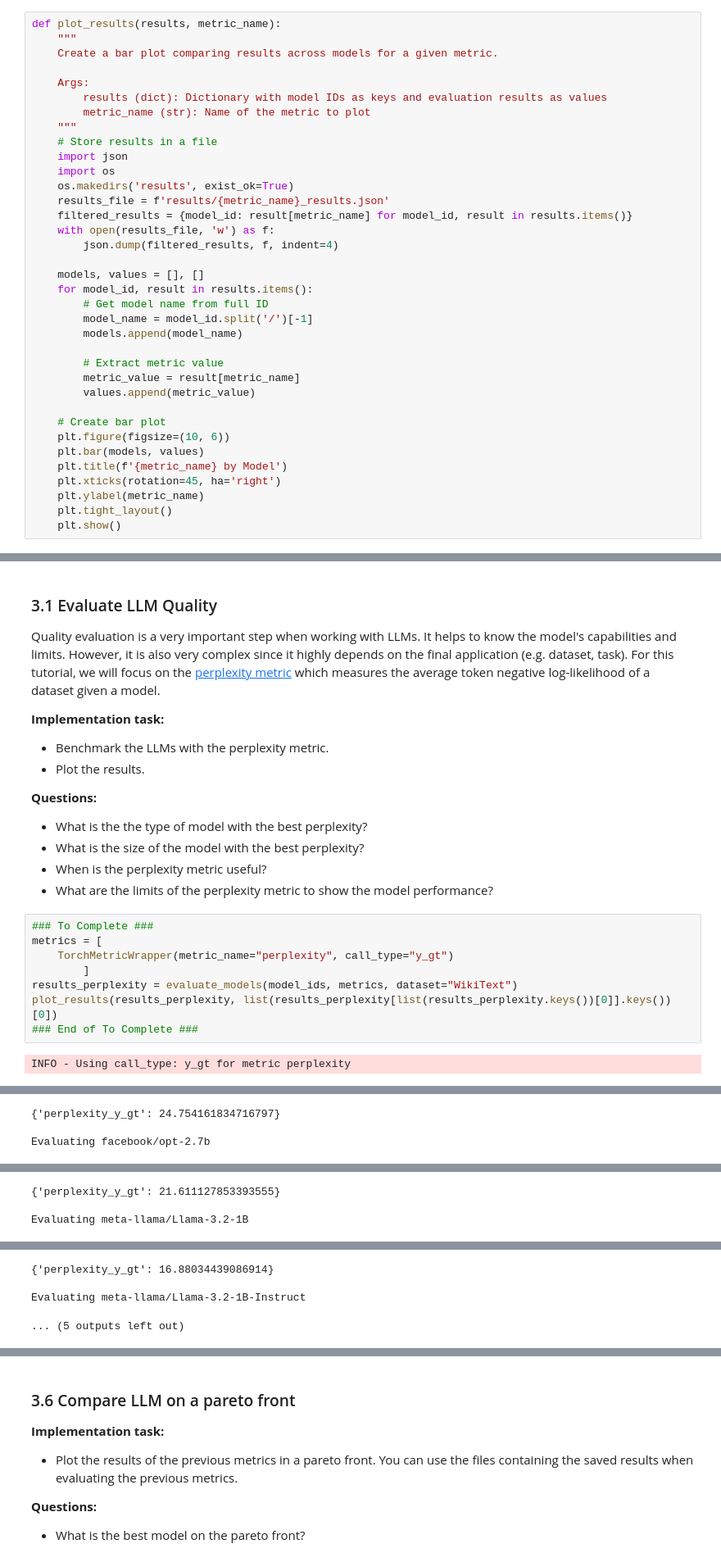
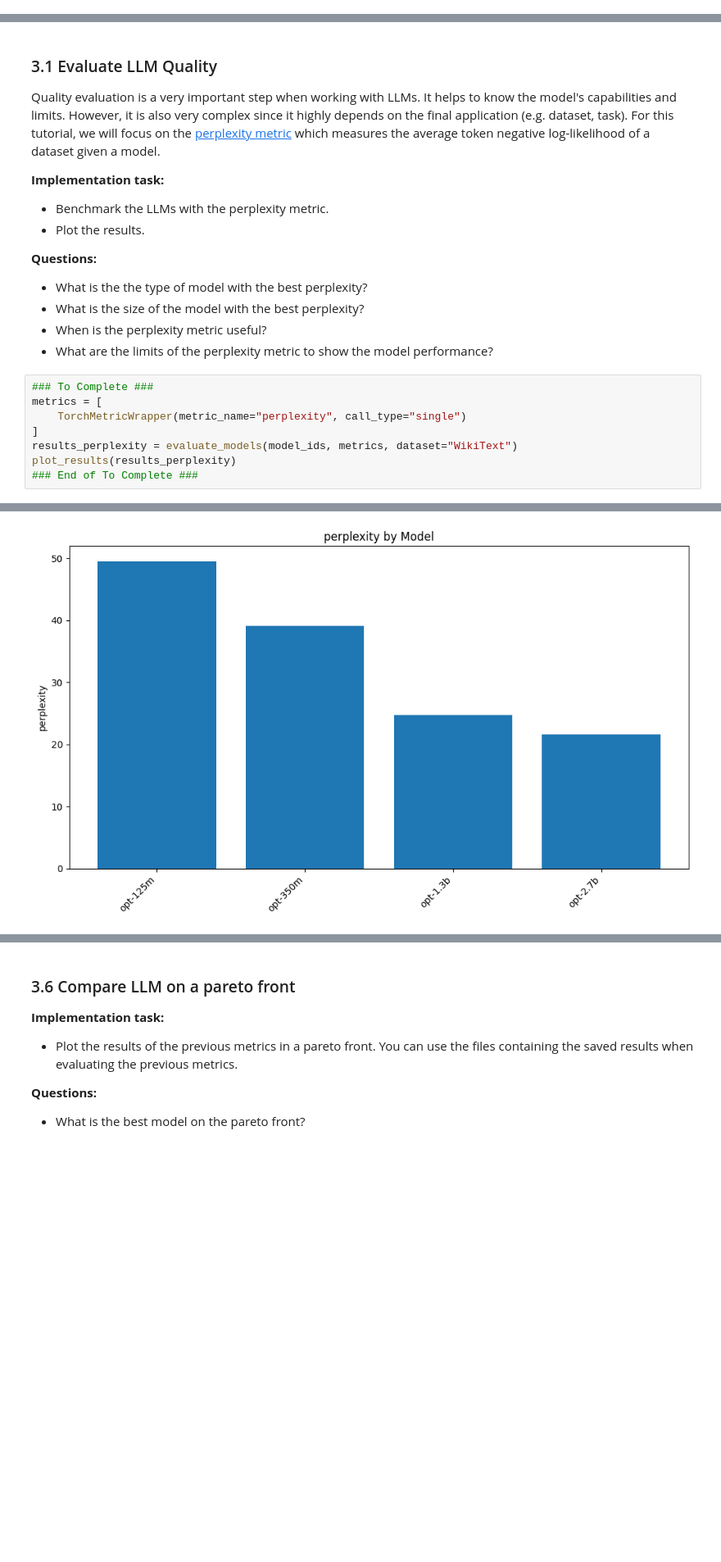
Before and after one commit to PrunaAI/ai-efficiency-courses, a Jupyter notebook: solutions/02-measure_llm_efficiency.ipynb, the cells around one changed output, grey strips where cells are left out. Shown at 82% size. Drawn from its saved outputs; the diff is of its cells as text; blank space fills up the shorter version.

```diff
--- a/solutions/02-measure_llm_efficiency.ipynb
+++ b/solutions/02-measure_llm_efficiency.ipynb
@@ -67,39 +74,3 @@ The utils functions help for:
 - Load from a list of (small) models. Feel free to try other models until the GPU memory is not enough!
 - Make plots.
 - Iterate over evaluation and model configurations.
-# %%
-def plot_results(results, metric_name):
-    """
-    Create a bar plot comparing results across models for a given metric.
-
-    Args:
-        results (dict): Dictionary with model IDs as keys and evaluation results as values
-        metric_name (str): Name of the metric to plot
-    """
-    # Store results in a file
-    import json
-    import os
-    os.makedirs('results', exist_ok=True)
-    results_file = f'results/{metric_name}_results.json'
-    filtered_results = {model_id: result[metric_name] for model_id, result in results.items()}
-    with open(results_file, 'w') as f:
-        json.dump(filtered_results, f, indent=4)
-
-    models, values = [], []
-    for model_id, result in results.items():
-        # Get model name from full ID
-        model_name = model_id.split('/')[-1]
-        models.append(model_name)
-
-        # Extract metric value
-        metric_value = result[metric_name]
-        values.append(metric_value)
-
-    # Create bar plot
-    plt.figure(figsize=(10, 6))
-    plt.bar(models, values)
-    plt.title(f'{metric_name} by Model')
-    plt.xticks(rotation=45, ha='right')
-    plt.ylabel(metric_name)
-    plt.tight_layout()
-    plt.show()
@@ -168,10 +228,9 @@ Quality evaluation is a very important step when working with LLMs. It helps to
 # %%
 ### To Complete ###
 metrics = [
-    TorchMetricWrapper(metric_name="perplexity", call_type="y_gt")
-        ]
+    TorchMetricWrapper(metric_name="perplexity", call_type="single")
+]
 results_perplexity = evaluate_models(model_ids, metrics, dataset="WikiText")
-plot_results(results_perplexity, list(results_perplexity[list(results_perplexity.keys())[0]].keys())[0])
+plot_results(results_perplexity)
 ### End of To Complete ###
 # %% [output]
-INFO - Using call_type: y_gt for metric perplexity
@@ -225,3 +236,0 @@ INFO - Evaluating isolated inference metrics.
-{'perplexity_y_gt': 24.754161834716797}
-
-Evaluating facebook/opt-2.7b
@@ -241,3 +236,0 @@ INFO - Evaluating isolated inference metrics.
-{'perplexity_y_gt': 21.611127853393555}
-
-Evaluating meta-llama/Llama-3.2-1B
@@ -261,7 +237,4 @@ INFO - Evaluating isolated inference metrics.
-{'perplexity_y_gt': 16.88034439086914}
-
-Evaluating meta-llama/Llama-3.2-1B-Instruct
-... (5 outputs left out)
+[figure, added]
 # %% [markdown]
 ### 3.2 Evaluate LLM memory
 
```
Also changed, not shown: parts of 10 cells of this notebook, 3 other files.
